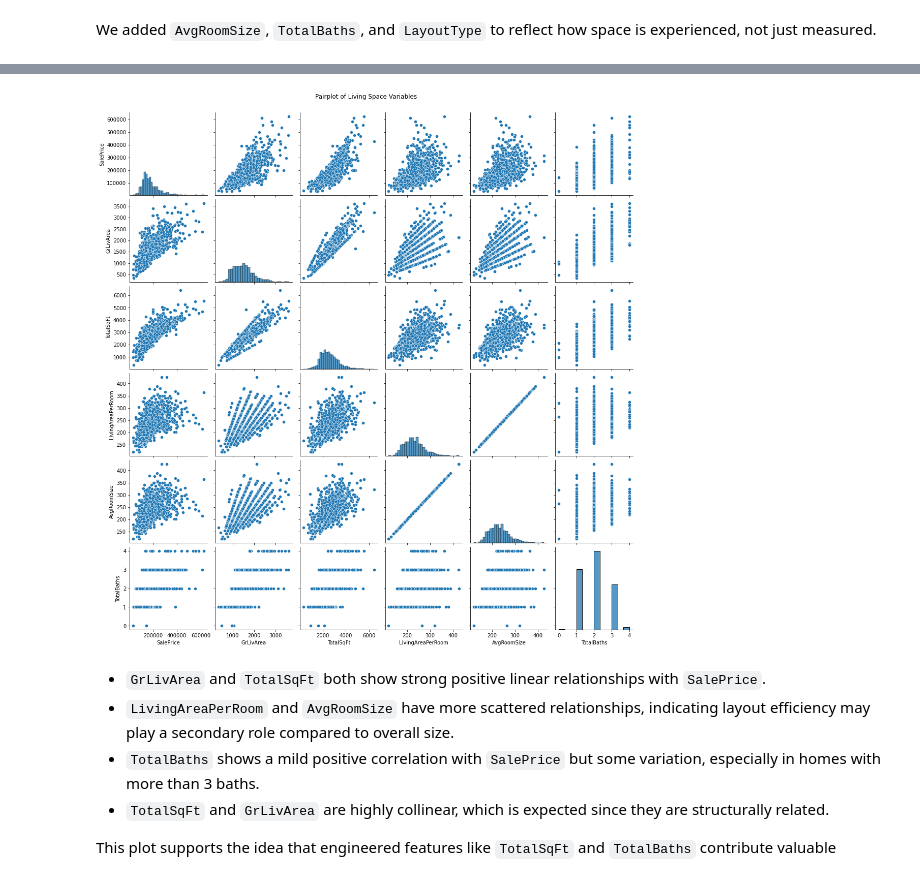
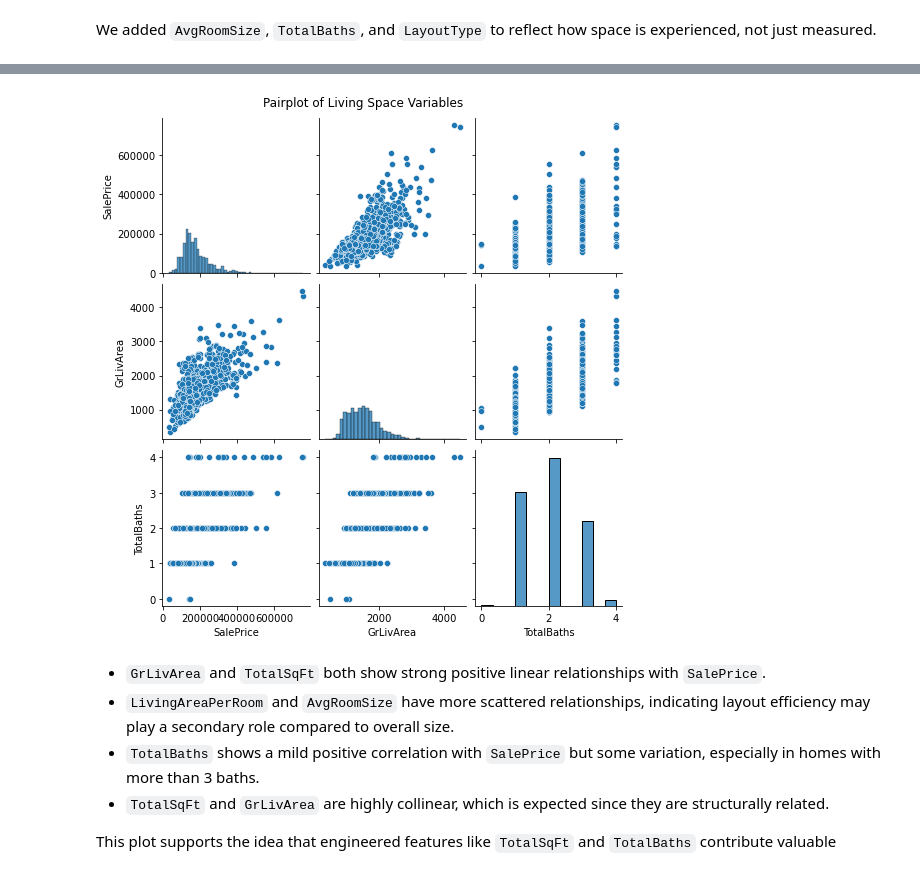
Before and after one commit to RababHanda/HousingPrices, a Jupyter notebook: HousingPrices_FullCode_v1.ipynb, the cells around one changed output, grey strips where cells are left out. Saved outputs shown, nothing was run; the diff lists cells and outputs as text; code cells hidden in the pictures.

```diff
--- a/HousingPrices_FullCode_v1.ipynb
+++ b/HousingPrices_FullCode_v1.ipynb
@@ -1068,2 +714,0 @@ See the caveats in the documentation: https://pandas.pydata.org/pandas-docs/stab
-# %%
-df_train['TotalBsmtFinished'] = df_train['BsmtFinSF1'] + df_train['BsmtFinSF2']
@@ -1076,2 +714,0 @@ See the caveats in the documentation: https://pandas.pydata.org/pandas-docs/stab
-# %%
-df_train['SecondVsFirst'] = df_train['2ndFlrSF'] / (df_train['1stFlrSF'] + 1)
@@ -1092,3 +720,0 @@ We created 5 new features to capture the quality and usability of space, not jus
-# %%
-if 'AvgRoomSize' not in df_train.columns:
-    df_train['AvgRoomSize'] = (df_train['GrLivArea'] / df_train['TotRmsAbvGrd']).replace([np.inf, -np.inf], np.nan)
@@ -1101,2 +720,0 @@ See the caveats in the documentation: https://pandas.pydata.org/pandas-docs/stab
-# %%
-df_train['TotalBaths'] = df_train['FullBath'] + 1 * df_train['HalfBath']
@@ -1150,11 +751,11 @@ See the caveats in the documentation: https://pandas.pydata.org/pandas-docs/stab
 # %%
-living_features = ['SalePrice', 'GrLivArea', 'TotalSqFt', 'LivingAreaPerRoom', 'AvgRoomSize', 'TotalBaths']
+living_features = ['SalePrice', 'GrLivArea', 'TotalBaths']
 
 sns.pairplot(df_train[living_features].dropna())
 plt.suptitle("Pairplot of Living Space Variables", y=1.02)
 plt.show()
 # %% [output]
-[figure, old version]
+[figure, new version]
 # %% [markdown]
 - `GrLivArea` and `TotalSqFt` both show strong positive linear relationships with `SalePrice`.
 - `LivingAreaPerRoom` and `AvgRoomSize` have more scattered relationships, indicating layout efficiency may play a secondary role compared to overall size.
```
Also changed, not shown: parts of 57 cells of this notebook, 1 other file.
